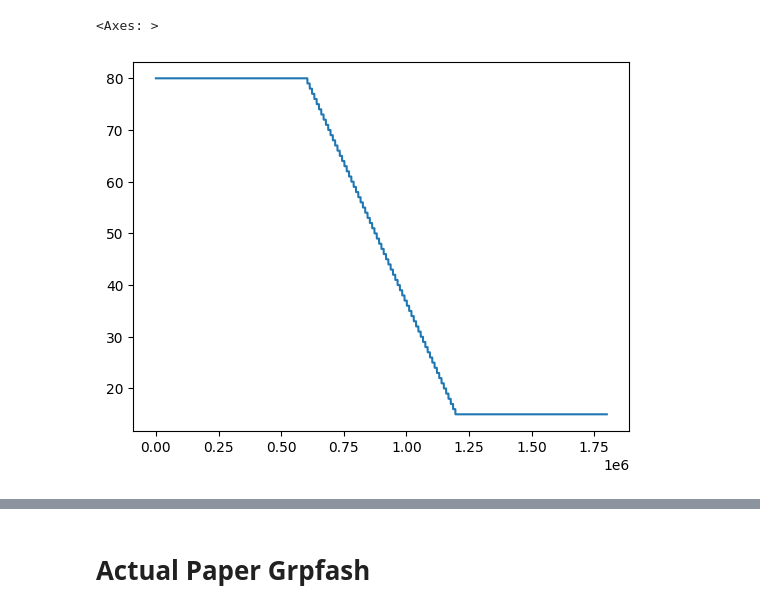
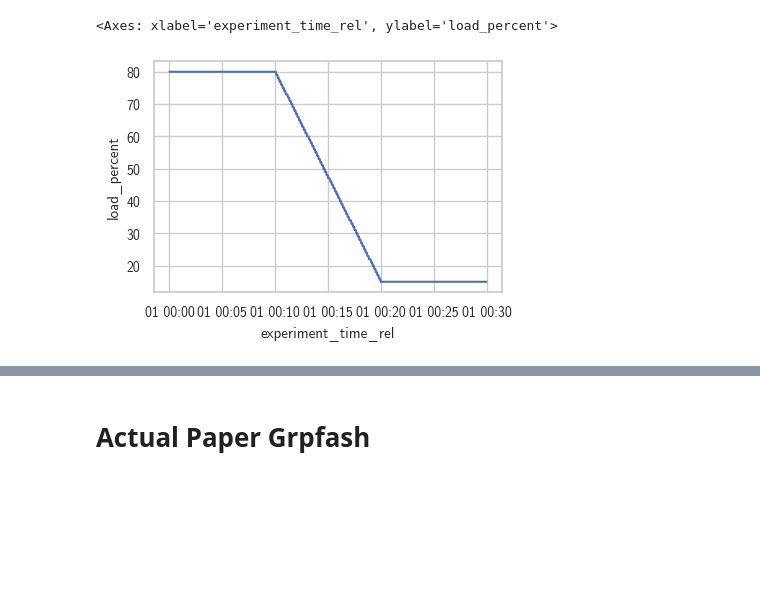
Before and after one commit to umbrellerde/nuclio, a Jupyter notebook: profaastinate/evaluation/stats/stats.ipynb, the cells around one changed output, grey strips where cells are left out. Saved outputs shown, nothing was run; the diff lists cells and outputs as text; code cells hidden in the pictures; blank space fills up the shorter version.

```diff
--- a/profaastinate/evaluation/stats/stats.ipynb
+++ b/profaastinate/evaluation/stats/stats.ipynb
@@ -267,29 +265,29 @@ sns.ecdfplot(data=sync_df[sync_df["function"] == "urgentocr"], x="run_duration",
 # %%
 def get_cpu_share(start, end, current):
     # get the length of the experiment
     length = end - start
     # get the current time in the experiment
     current = current - start
 
     # if the current time is in the first third of the experiment
     if current < length/3:
         return "0.80"
     # if the current time is in the last third of the experiment
     elif current > 2*length/3:
         return "0.15"
     # if the current time is in the middle third of the experiment
     else:
         # calculate the cpu share based on the current time
         return str(round(((-1.95/length)*current + 1.45), 2))
         # the value if you want to go from 50 to 15:
         # return str(round(((-105/length)*current + 85)/100, 2))
 
-artificial_cpu_load = [float(get_cpu_share(0, experiment_phases[3], i)) * 100 for i in range(0, experiment_phases[3])]
-art_cpu_df = pd.DataFrame([{'load_percent': i, 'experiment_time': idx, 'experiment_time_rel': pd.to_datetime(idx, unit="ms")} for idx, i in enumerate(artificial_cpu_load]))
-sns.lineplot(artificial_cpu_load)
+artificial_cpu_load = [float(get_cpu_share(0, experiment_phases[3], i)) * 100 for i in tqdm.tqdm(range(0, experiment_phases[3], 3000))]
+art_cpu_df = pd.DataFrame([{'load_percent': i, 'experiment_time': idx * 3000, 'experiment_time_rel': pd.to_datetime(idx * 3000, unit="ms")} for idx, i in tqdm.tqdm(enumerate(artificial_cpu_load))])
+sns.lineplot( data=art_cpu_df,x="experiment_time_rel", y="load_percent",)
 # %% [output]
-<Axes: >
+<Axes: xlabel='experiment_time_rel', ylabel='load_percent'>
-[figure, old version]
+[figure, new version]
 # %%
 sns.lineplot(data=async_workflow_df, x="request_sent_rel", y="run_duration", color="green")
 sns.lineplot(data=sync_workflow_df, x="request_sent_rel", y="run_duration", color="red")
```
Also changed, not shown: parts of 16 cells of this notebook, 2 other files.
